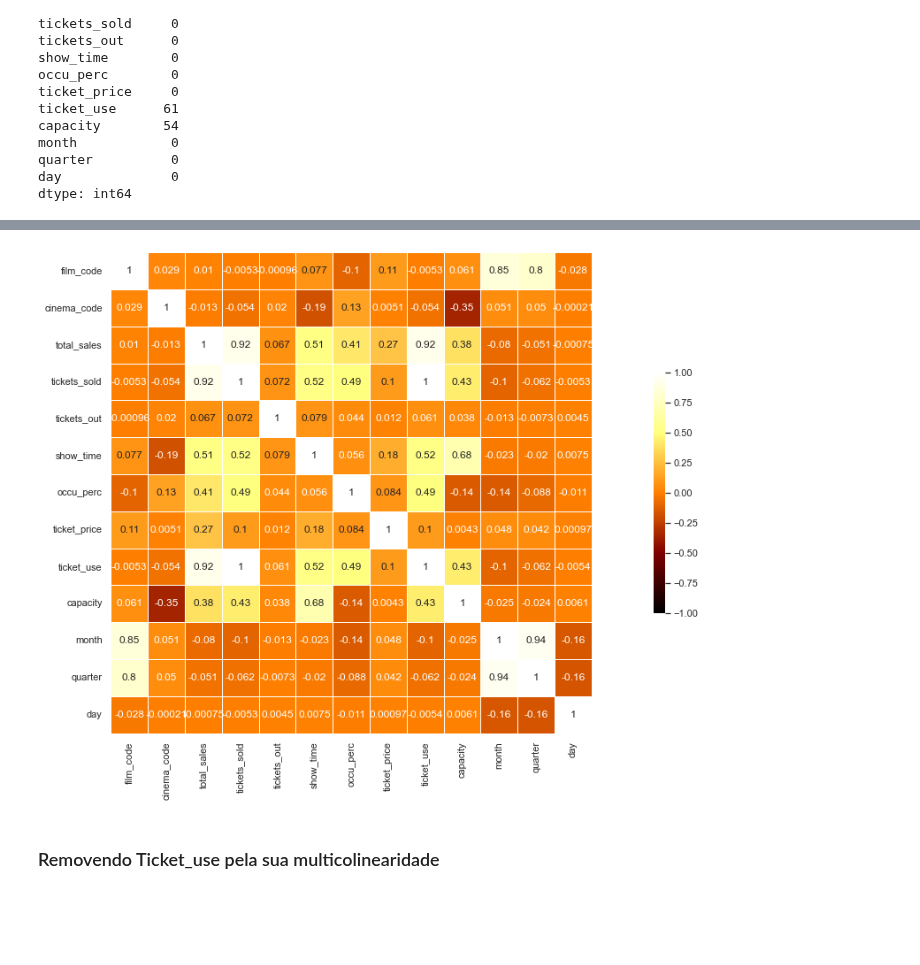
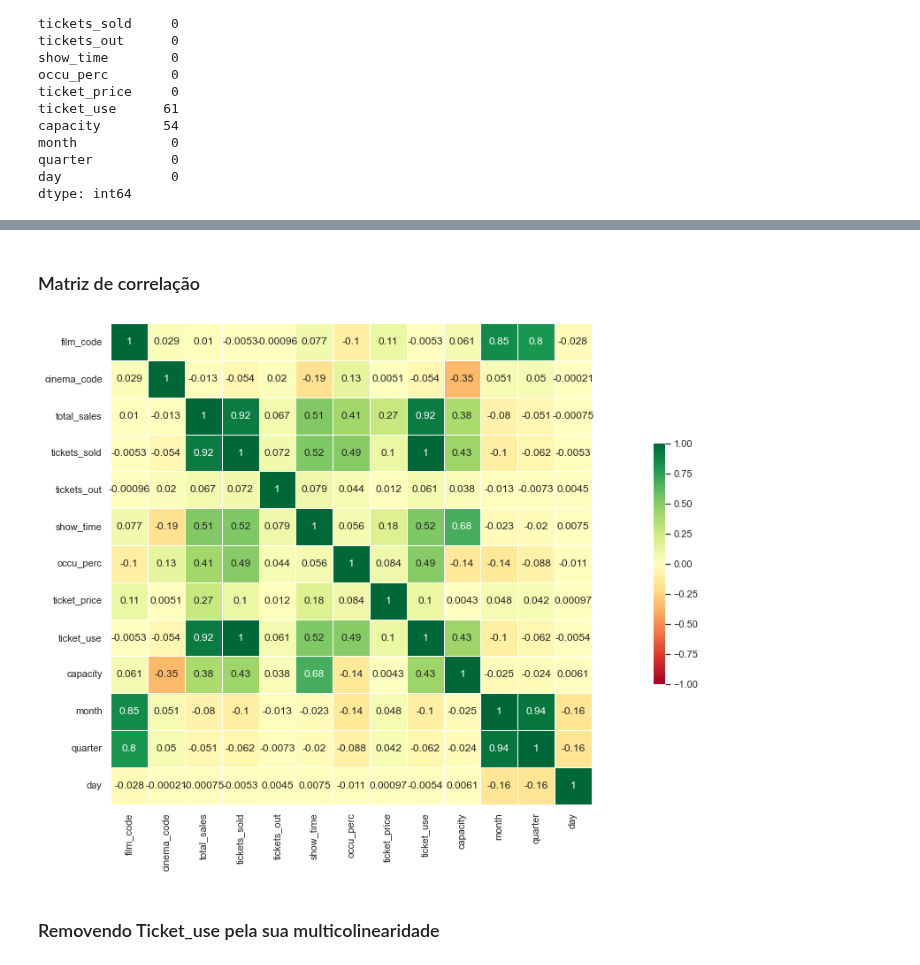
Before and after one commit to Levis33/inf1038-machine-learning, a Jupyter notebook: modelo_regressao.ipynb, the cells around one changed output, grey strips where cells are left out. Drawn from its saved outputs; the diff is of its cells as text; code cells hidden in the pictures; blank space fills up the shorter version.

```diff
--- a/modelo_regressao.ipynb
+++ b/modelo_regressao.ipynb
@@ -162,18 +178,20 @@ dtype: int64
+# %% [markdown]
+### Matriz de correlação
 # %%
 import matplotlib.pyplot as plt
 
 sns.set(style="darkgrid")
 
 f, ax = plt.subplots(figsize=(25, 10))
 corr = df.corr()
 
-sns.heatmap(corr, annot=True, cmap='afmhot', vmax=1,
+sns.heatmap(corr, annot=True, cmap='RdYlGn', vmax=1,
         vmin=-1, center=0, square=True,
         linewidth=.5, cbar_kws={"shrink":.5})
 
 plt.show()
 # %% [output]
-[figure, old version]
+[figure, new version]
 # %% [markdown]
 ### Removendo Ticket_use pela sua multicolinearidade
 # %%
```
Also changed, not shown: parts of 12 cells of this notebook.
